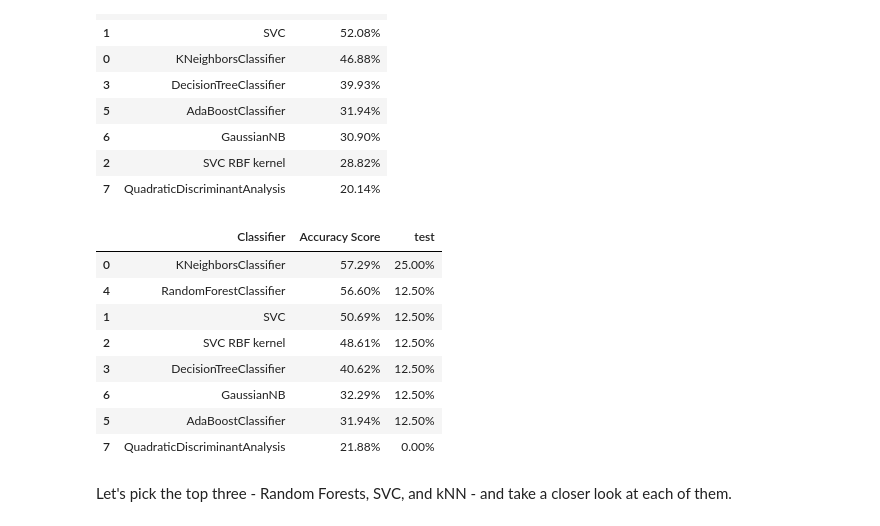
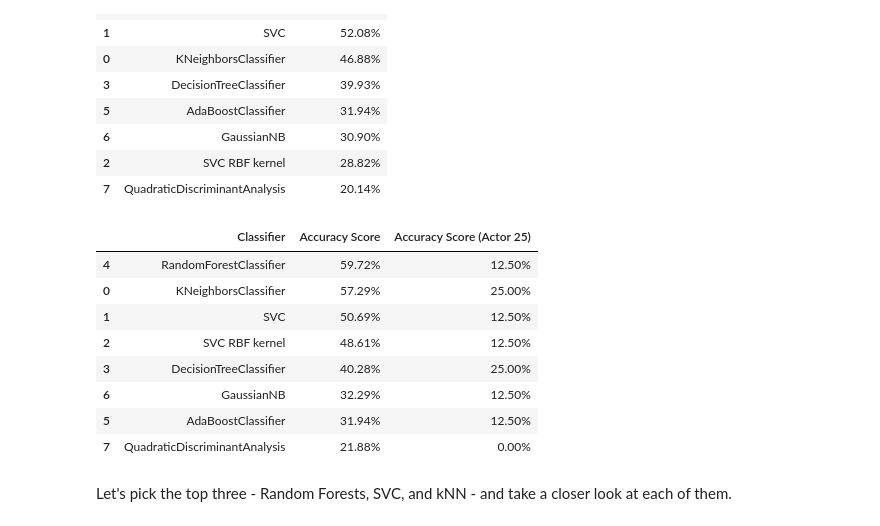
Before and after one commit to lerrlera/Week3-ClassicML, a Jupyter notebook: Week_3_MachineLearning.ipynb, the cells around one changed output. Drawn from its saved outputs; the diff is of its cells as text; code cells hidden in the pictures.

```diff
--- a/Week_3_MachineLearning.ipynb
+++ b/Week_3_MachineLearning.ipynb
@@ -573,40 +588,40 @@ scores_df.sort_values(by='Accuracy Score',axis=0,ascending=False)
 # testing minmax scaled data
 from sklearn.neighbors import KNeighborsClassifier
 from sklearn.svm import SVC
 from sklearn.tree import DecisionTreeClassifier
 from sklearn.ensemble import RandomForestClassifier, AdaBoostClassifier
 from sklearn.naive_bayes import GaussianNB
 from sklearn.discriminant_analysis import QuadraticDiscriminantAnalysis
 
 classification_models = [
     KNeighborsClassifier(),#(3),
     SVC(kernel='linear'),#, C=0.025),
     SVC(kernel='rbf'),
     DecisionTreeClassifier(),#max_depth=5),
     RandomForestClassifier(),#max_depth=5, n_estimators=10, max_features=1),
     AdaBoostClassifier(),
     GaussianNB(),
     QuadraticDiscriminantAnalysis()]
 
 scores = []
 for model in classification_models:
     model.fit(X_train_minmax, y_train)
     score = model.score(X_test_minmax, y_test)
     score_test = model.score(features_test_minmax, emotions_test)
     model_name = type(model).__name__
     if model_name=='SVC' and model.kernel=='rbf': model_name+=' RBF kernel'
     scores.append((model_name,(f'{100*score:.2f}%'),(f'{100*score_test:.2f}%')))
 
 # Make it pretty
-scores_df = pd.DataFrame(scores,columns=['Classifier','Accuracy Score','test'])
+scores_df = pd.DataFrame(scores,columns=['Classifier','Accuracy Score','Accuracy Score (Actor 25)'])
 scores_df.sort_values(by='Accuracy Score',axis=0,ascending=False)
 # %% [output]
-|  | Classifier | Accuracy Score | test |
+|  | Classifier | Accuracy Score | Accuracy Score (Actor 25) |
+| 4 | RandomForestClassifier | 59.72% | 12.50% |
 | 0 | KNeighborsClassifier | 57.29% | 25.00% |
-| 4 | RandomForestClassifier | 56.60% | 12.50% |
 | 1 | SVC | 50.69% | 12.50% |
 | 2 | SVC RBF kernel | 48.61% | 12.50% |
-| 3 | DecisionTreeClassifier | 40.62% | 12.50% |
+| 3 | DecisionTreeClassifier | 40.28% | 25.00% |
 | 6 | GaussianNB | 32.29% | 12.50% |
 | 5 | AdaBoostClassifier | 31.94% | 12.50% |
 | 7 | QuadraticDiscriminantAnalysis | 21.88% | 0.00% |
```
Also changed, not shown: parts of 2 cells of this notebook.
